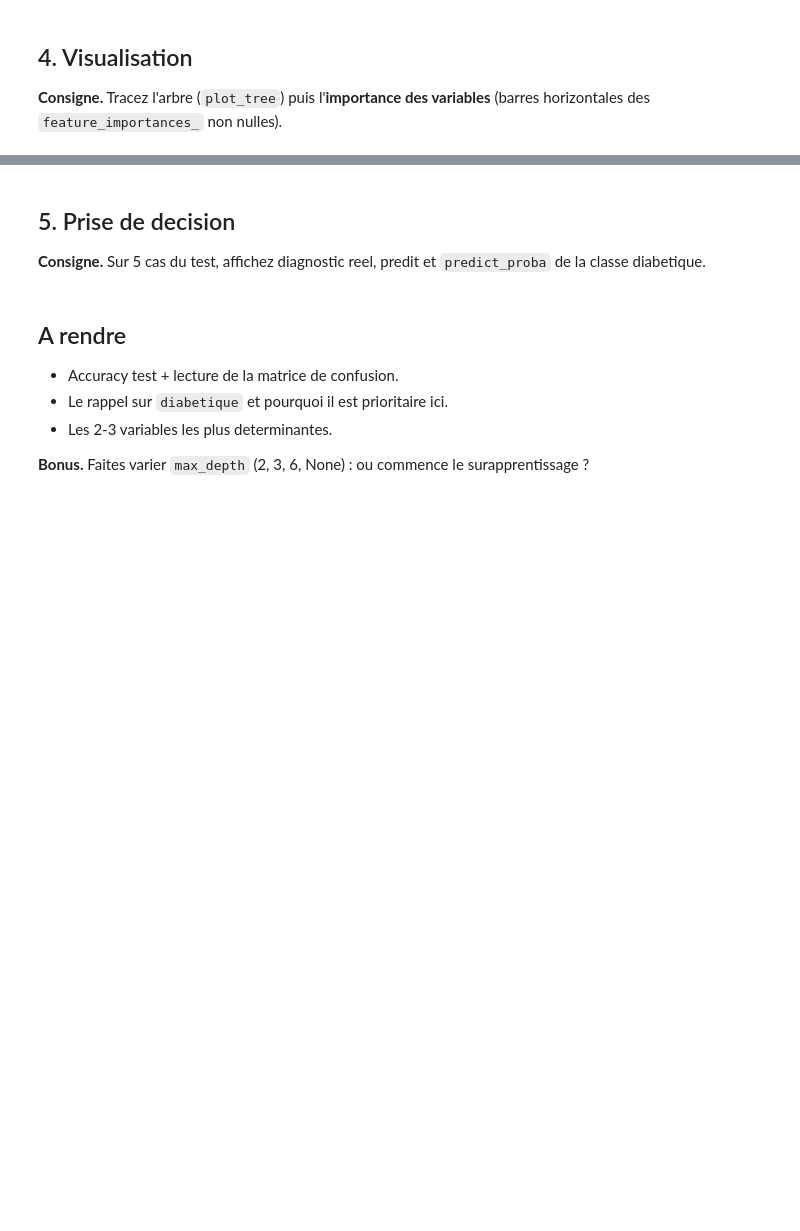
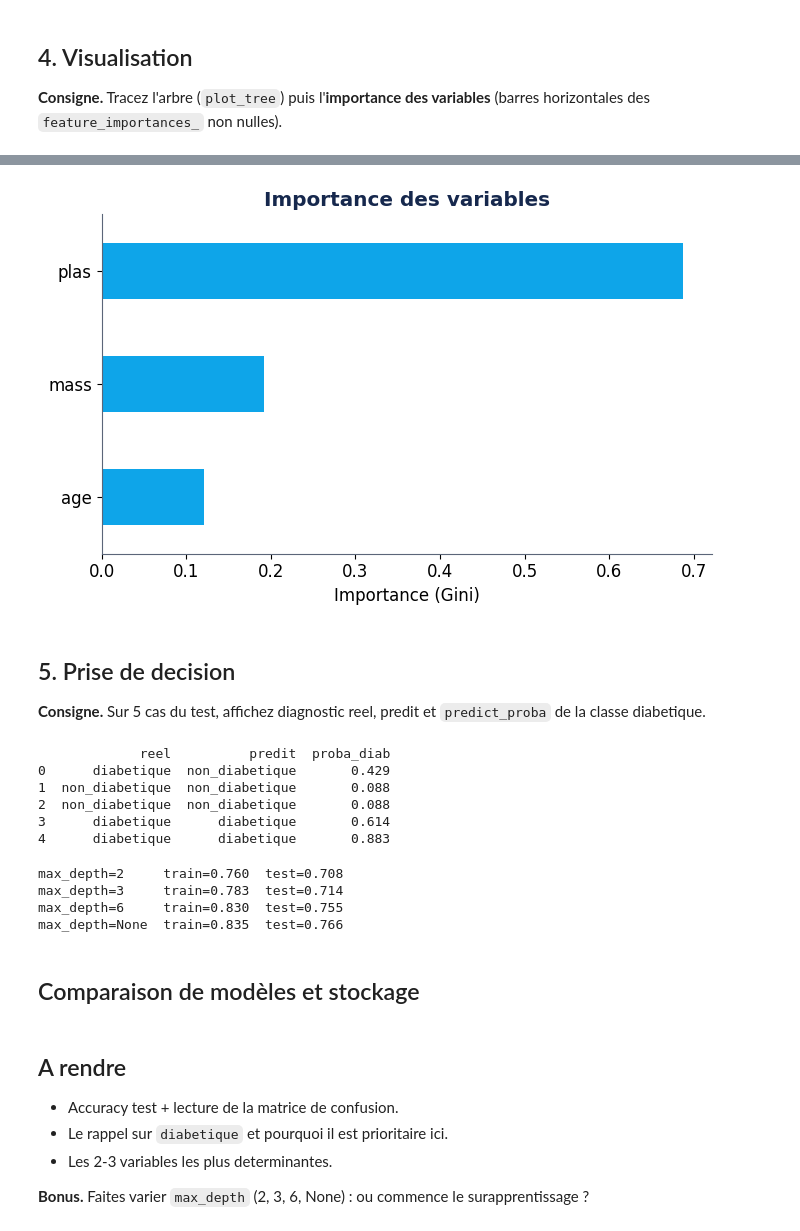
Before and after one commit to Artex6666/ML_3ESGI, a Jupyter notebook: TP2_RAMEAU_Loris.ipynb, the cells around one changed output, grey strips where cells are left out. Saved outputs shown, nothing was run; the diff lists cells and outputs as text; code cells hidden in the pictures; blank space fills up the shorter version.

```diff
--- a/TP2_RAMEAU_Loris.ipynb
+++ b/TP2_RAMEAU_Loris.ipynb
@@ -82,14 +113,44 @@ plt.show()
 # %%
 imp = pd.Series(arbre.feature_importances_, index=X.columns)
 imp = imp[imp > 0].sort_values()
-# TODO : barh de imp
-...
+imp.plot(kind="barh", color=ACCENT)
+plt.title("Importance des variables")
+plt.xlabel("Importance (Gini)")
+plt.tight_layout()
 plt.show()
+# %% [output]
+[figure, added]
 # %% [markdown]
 ## 5. Prise de decision
 **Consigne.** Sur 5 cas du test, affichez diagnostic reel, predit et
 `predict_proba` de la classe diabetique.
 # %%
 ech = X_test.head(5)
-# TODO : pred et proba, puis DataFrame comparatif
-...
+pred = arbre.predict(ech)
+proba = arbre.predict_proba(ech)[:,1]
+
+df_res = pd.DataFrame({
+    "reel"      : y_test.head(5).map({0: "non_diabetique", 1: "diabetique"}).values,
+    "predit"    : [CLASSES[p] for p in pred],
+    "proba_diab": proba.round(3),
+})
+print(df_res)
+# %% [output]
+             reel          predit  proba_diab
+0      diabetique  non_diabetique       0.429
+1  non_diabetique  non_diabetique       0.088
+2  non_diabetique  non_diabetique       0.088
+3      diabetique      diabetique       0.614
+4      diabetique      diabetique       0.883
+# %%
+for depth in [2,3,6,None]:
+    arbreTest = DecisionTreeClassifier(max_depth=depth, min_samples_leaf=10,random_state=66)
+    arbreTest.fit(X_train,y_train)
+    print(f"max_depth={str(depth):4s}  train={arbreTest.score(X_train, y_train):.3f}  test={arbreTest.score(X_test, y_test):.3f}")
+# %% [output]
+max_depth=2     train=0.760  test=0.708
+max_depth=3     train=0.783  test=0.714
+max_depth=6     train=0.830  test=0.755
+max_depth=None  train=0.835  test=0.766
+# %% [markdown]
+## Comparaison de modèles et stockage
```
Also changed, not shown: parts of 7 cells of this notebook.
